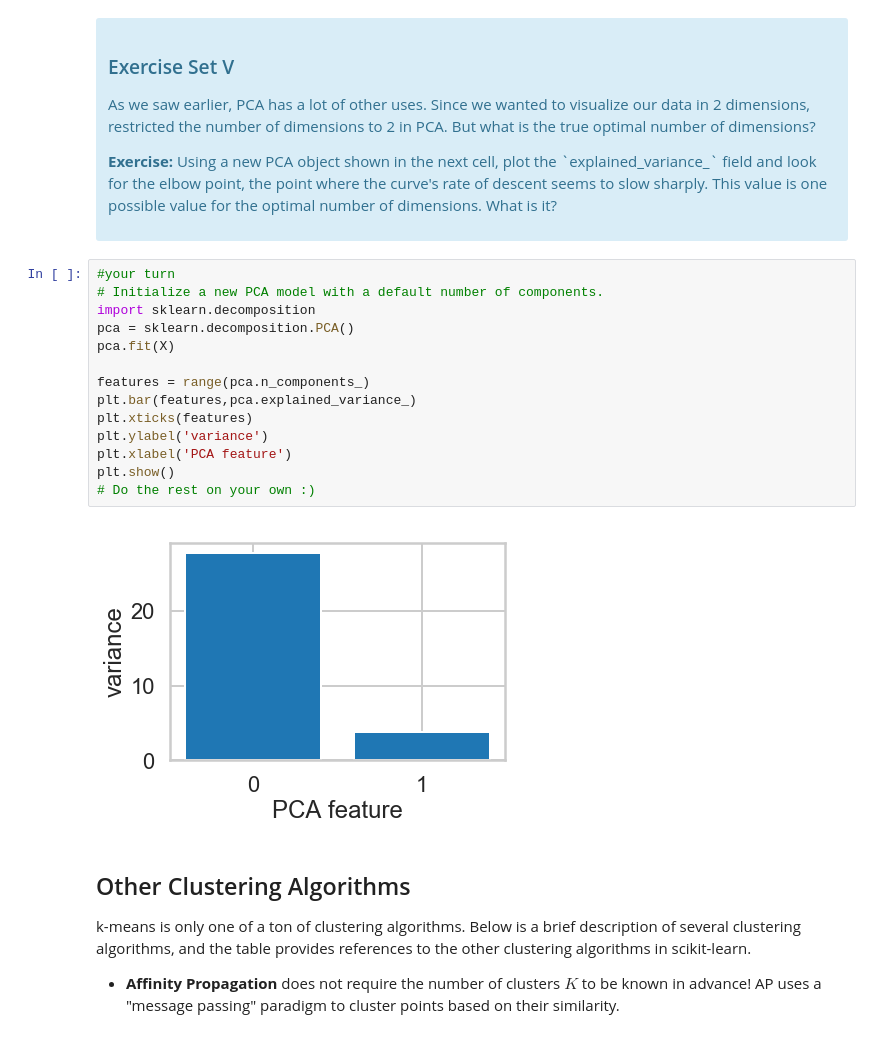
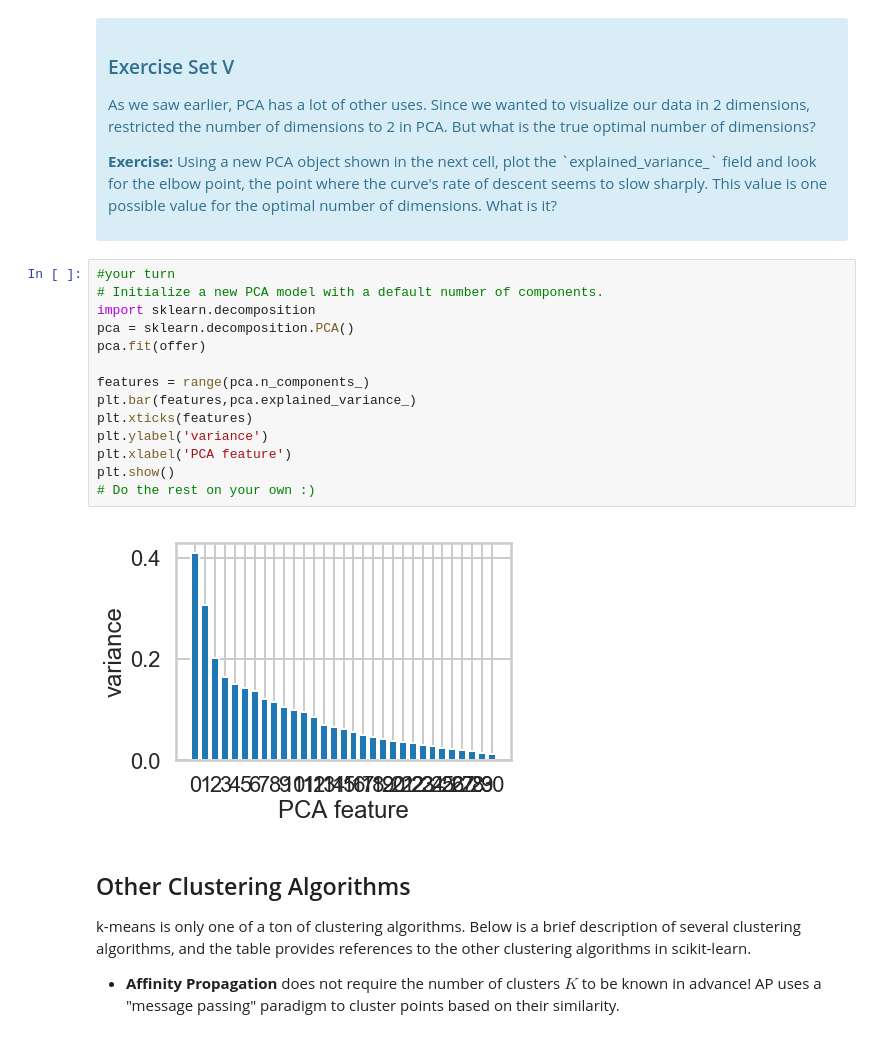
Before and after one commit to DefoeCheung/Projects, a Jupyter notebook: Mini_Project_Clustering.ipynb, the cells around one changed output. Drawn from its saved outputs; the diff is of its cells as text.

```diff
--- a/Mini_Project_Clustering.ipynb
+++ b/Mini_Project_Clustering.ipynb
@@ -467,19 +454,19 @@ What we've done is we've taken those columns of 0/1 indicator variables, and we'
 # %%
 #your turn
 # Initialize a new PCA model with a default number of components.
 import sklearn.decomposition
 pca = sklearn.decomposition.PCA()
-pca.fit(X)
+pca.fit(offer)
 
 features = range(pca.n_components_)
 plt.bar(features,pca.explained_variance_)
 plt.xticks(features)
 plt.ylabel('variance')
 plt.xlabel('PCA feature')
 plt.show()
 # Do the rest on your own :)
 # %% [output]
-[figure, old version]
+[figure, new version]
 # %% [markdown]
 ## Other Clustering Algorithms
 
```
Also changed, not shown: parts of 11 cells of this notebook.
